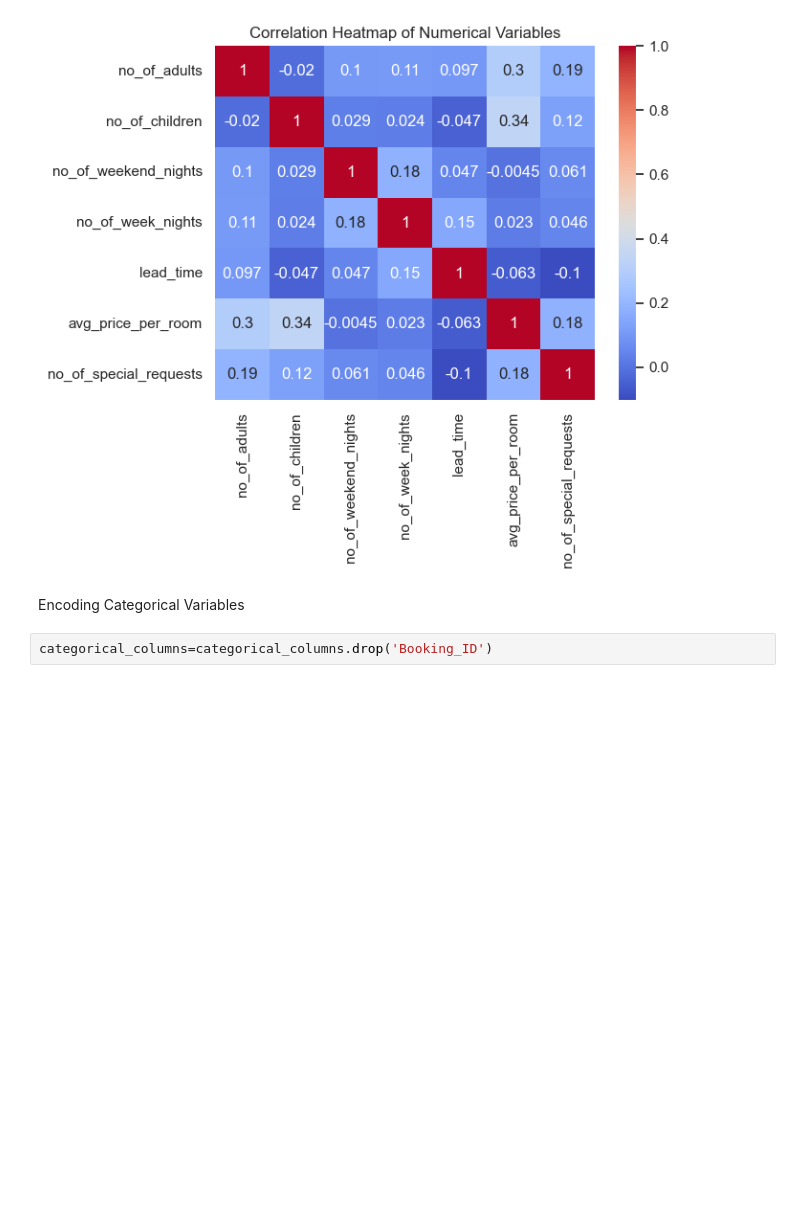
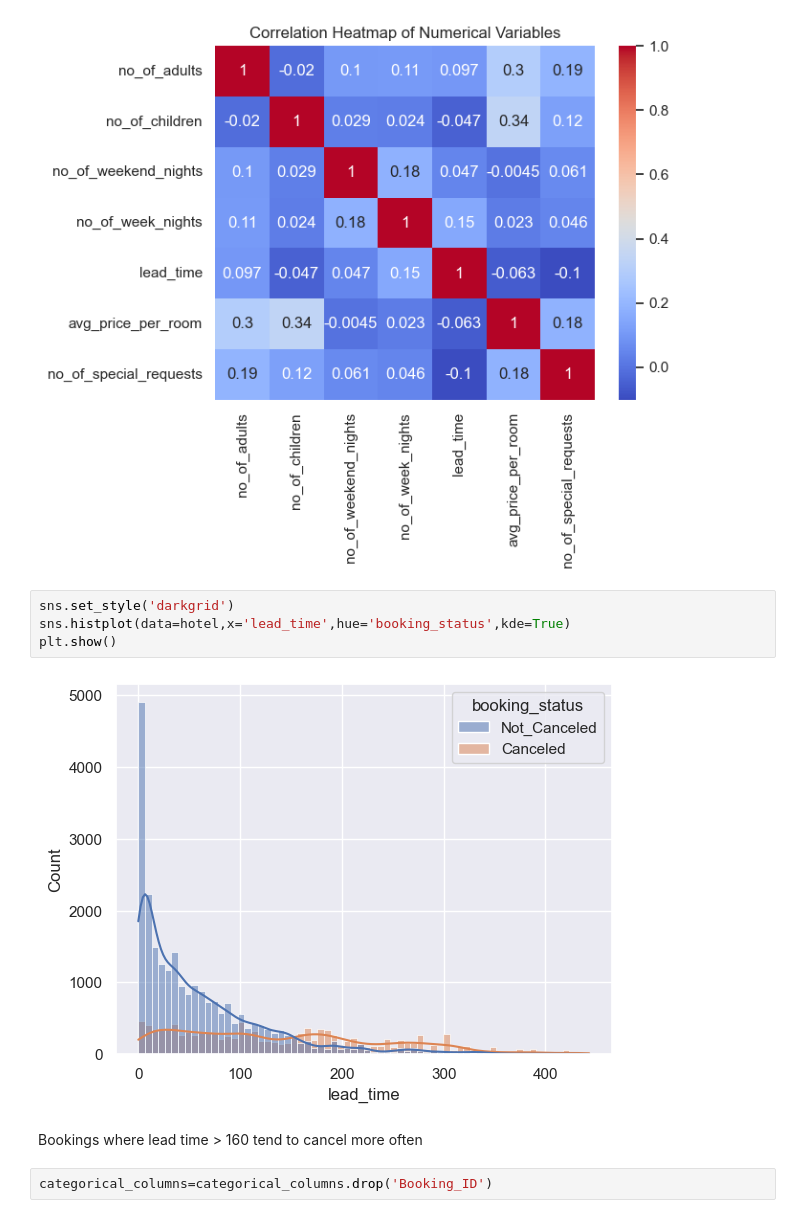
Before and after one commit to taaha3244/Thou-shalt-Classify, a Jupyter notebook: Thou shalt Classify.ipynb, the cells around one changed output. Saved outputs shown, nothing was run; the diff lists cells and outputs as text; blank space fills up the shorter version.

```diff
--- a/Thou shalt Classify.ipynb
+++ b/Thou shalt Classify.ipynb
@@ -299,8 +313,14 @@ plt.title('Correlation Heatmap of Numerical Variables')
 plt.show()
 # %% [output]
 [figure]
-# %% [markdown]
-Encoding Categorical Variables
+# %%
+sns.set_style('darkgrid')
+sns.histplot(data=hotel,x='lead_time',hue='booking_status',kde=True)
+plt.show()
+# %% [output]
+[figure, added]
+# %% [markdown]
+Bookings where lead time > 160 tend to cancel more often
 # %%
 categorical_columns=categorical_columns.drop('Booking_ID')
 # %%
```
Also changed, not shown: parts of 34 cells of this notebook.
